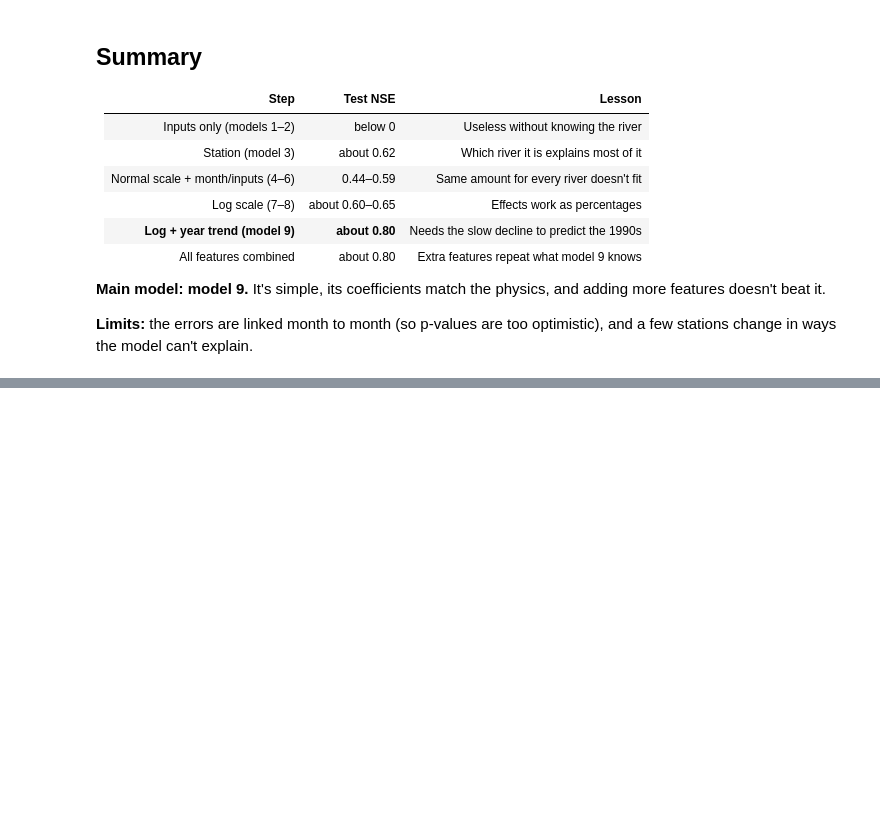
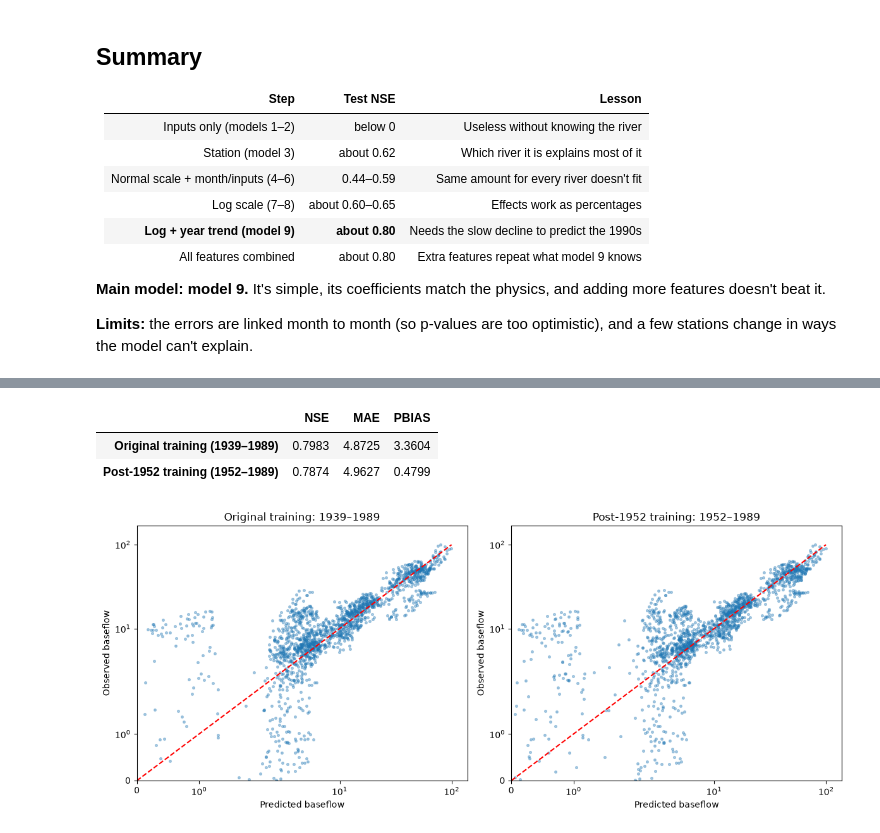
Before and after one commit to loudpugpug42/project6, a Jupyter notebook: regression.ipynb, the cells around one changed output, grey strips where cells are left out. Saved outputs shown, nothing was run; the diff lists cells and outputs as text; code cells hidden in the pictures; blank space fills up the shorter version.

```diff
--- a/regression.ipynb
+++ b/regression.ipynb
@@ -478,0 +643,65 @@ The paper found some of the same problems we did:
+# %%
+# Compare predictions from the original and post-1952 model 9
+
+m9_original_history = history_models[
+    "9 LOG + year trend"
+]["original"]
+
+m9_post1952 = history_models[
+    "9 LOG + year trend"
+]["post1952"]
+
+actual = history_test["observed"]
+
+pred_original = np.expm1(
+    m9_original_history.predict(history_test)
+)
+
+pred_post1952 = np.expm1(
+    m9_post1952.predict(history_test)
+)
+
+# Compare the three evaluation metrics
+model9_history_scores = pd.DataFrame({
+    "Original training (1939–1989)": scores(
+        actual, pred_original
+    ),
+    "Post-1952 training (1952–1989)": scores(
+        actual, pred_post1952
+    ),
+}).T
+
+display(model9_history_scores.round(4))
+
+# Plot actual versus predicted baseflow
+fig, axes = plt.subplots(1, 2, figsize=(12, 5))
+
+predictions = [
+    (pred_original, "Original training: 1939–1989"),
+    (pred_post1952, "Post-1952 training: 1952–1989"),
+]
+
+upper = max(
+    actual.max(),
+    pred_original.max(),
+    pred_post1952.max()
+)
+
+for ax, (pred, title) in zip(axes, predictions):
+    ax.scatter(pred, actual, s=7, alpha=0.35)
+    ax.plot([0, upper], [0, upper], "r--")
+    ax.set_xscale("symlog")
+    ax.set_yscale("symlog")
+    ax.set_xlim(left=0)
+    ax.set_ylim(bottom=0)
+    ax.set_xlabel("Predicted baseflow")
+    ax.set_ylabel("Observed baseflow")
+    ax.set_title(title)
+
+plt.tight_layout()
+plt.show()
+# %% [output]
+|  | NSE | MAE | PBIAS |
+| Original training (1939–1989) | 0.7983 | 4.8725 | 3.3604 |
+| Post-1952 training (1952–1989) | 0.7874 | 4.9627 | 0.4799 |
+[figure, added]
```
Also changed, not shown: parts of 7 cells of this notebook.
